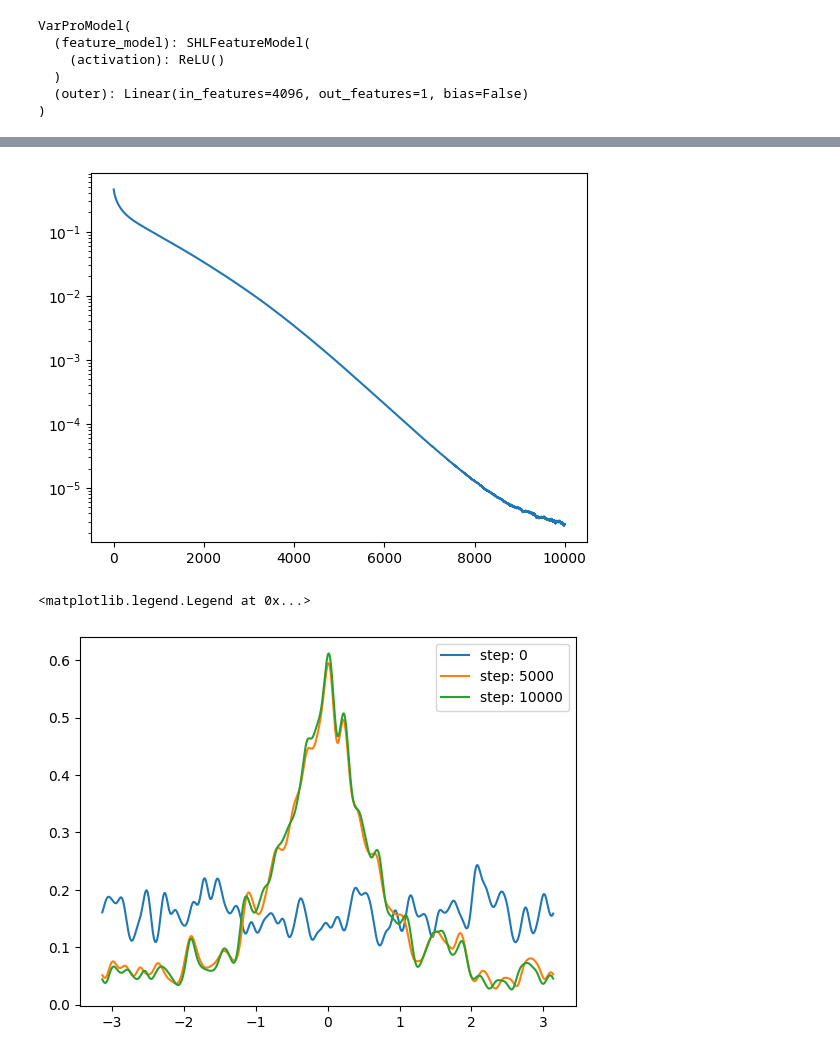
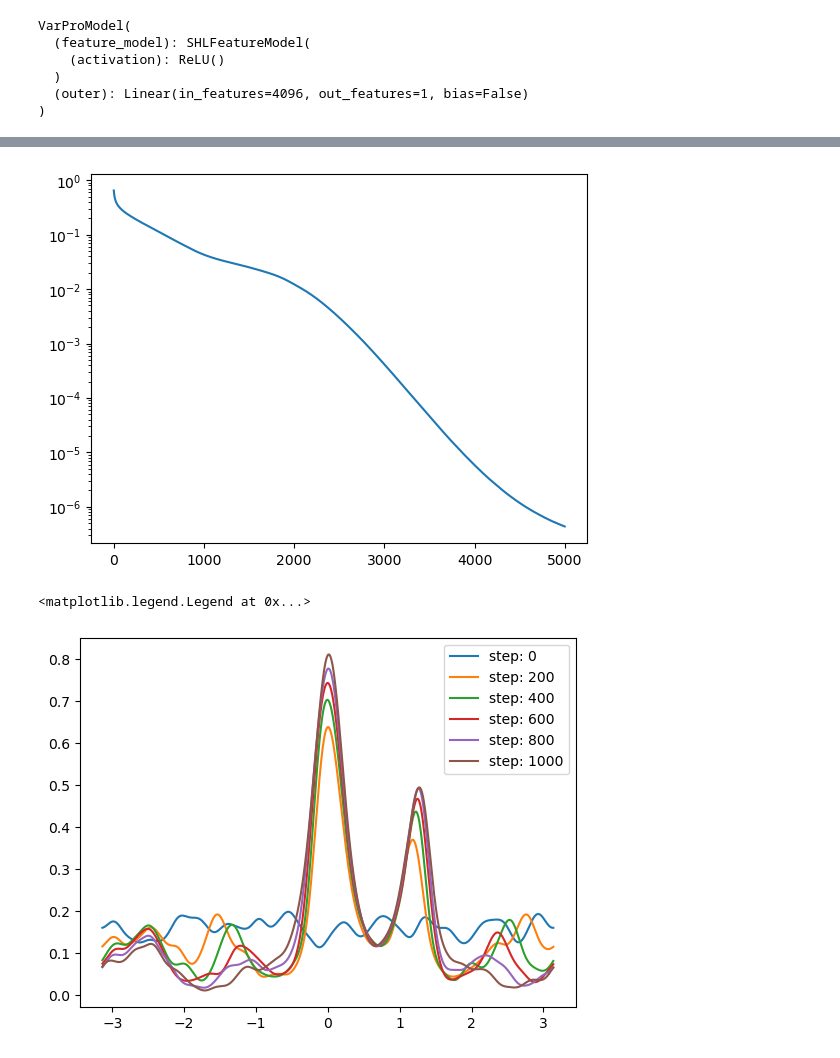
Before and after one commit to rbarboni/VarPro, a Jupyter notebook: VarPro_ReLU_1d_unbiased/Experiment.ipynb, the cells around one changed output, grey strips where cells are left out. Saved outputs shown, nothing was run; the diff lists cells and outputs as text; code cells hidden in the pictures.

Commit message:
bimodal target

```diff
--- a/VarPro_ReLU_1d_unbiased/Experiment.ipynb
+++ b/VarPro_ReLU_1d_unbiased/Experiment.ipynb
@@ -16,15 +14,13 @@ clipper = FeatureClipper(Normalization())
 teacher_width = 4096
 teacher = SHL(2, teacher_width, activation, bias=False, clipper=clipper)
 
-gamma = 10 ## Parameter controling the shape of the target distribution
+gamma = 100 ## Parameter controling the shape of the target distribution
 
-#Theta = np.linspace(-np.pi, np.pi, teacher_width, endpoint=False)
-Theta = 2 * np.pi * np.random.rand(teacher_width) - np.pi
-teacher_init = torch.tensor([[np.cos(theta), np.sin(theta)] for theta in Theta], dtype=torch.float32)
-teacher_init = teacher_init @ torch.tensor([[(1+gamma)**0.5, 0], [0, 1]], dtype=torch.float32)
-teacher_init = teacher_init / torch.norm(teacher_init, 2, dim=-1, keepdim=True).expand_as(teacher_init)
-Theta = circle_to_line(teacher_init.numpy())
-Theta = 2*Theta
+modes = np.pi * np.array([0, 0.4])
+
+Theta = np.pi * generate_periodic_distribution(teacher_width, dim=1, gamma=gamma).squeeze()
+
+Theta[1::3] += modes[1]
 
 teacher_init = torch.tensor([[np.cos(theta), np.sin(theta)] for theta in Theta], dtype=torch.float32)
 #rotation = torch.tensor([[0, -1], [1, 0]], dtype=torch.float32)
@@ -75,8 +71,8 @@ student.feature_model.weight = nn.Parameter(data=init.clone().detach(), requires
 student.clipper(student)
 # %%
 ## Training
-lmbda = 1e-4
-time_scale = 2**(-10)
+lmbda = 1e-3
+time_scale = 2**(-8)
 lr = student_width * time_scale
 
 # biased or unbiased loss
@@ -91,7 +87,7 @@ optimizer = torch.optim.SGD([student.feature_model.weight], lr=lr)
 # %%
 problem = LearningProblem(student, train_loader, optimizer, criterion)
 # %%
-epochs = 10000
+epochs = 5000
 problem.train(epochs)
 # %%
 # training loss
@@ -99,19 +95,19 @@ plt.plot(problem.loss_list)
 plt.yscale('log')
 #plt.xscale('log')
 # %% [output]
-[figure, old version]
+[figure, new version]
 # %%
 # plot of the learned feature distribution (diracs smoothed with a gaussian)
-for i in np.arange(0, 10001, 5000):
+for i in np.arange(0, 1001, 200):
     w = problem.state_list[i]['feature_model.weight'].numpy()
     f = circle_to_line(w)
 
-    plt.plot(*gaussian_conv(f, scale=0.05), label=f'step: {i}')
+    plt.plot(*gaussian_conv(f, scale=0.1), label=f'step: {i}')
 plt.legend()
 #plt.yscale('log')
 # %% [output]
 <matplotlib.legend.Legend at 0x...>
-[figure, old version]
+[figure, new version]
 # %%
 # plot of the outer layer weight (to check if positive and smooth)
 for i in np.arange(0, 1001, 200):
```
Also changed, not shown: parts of 10 cells of this notebook, 6 other files.
